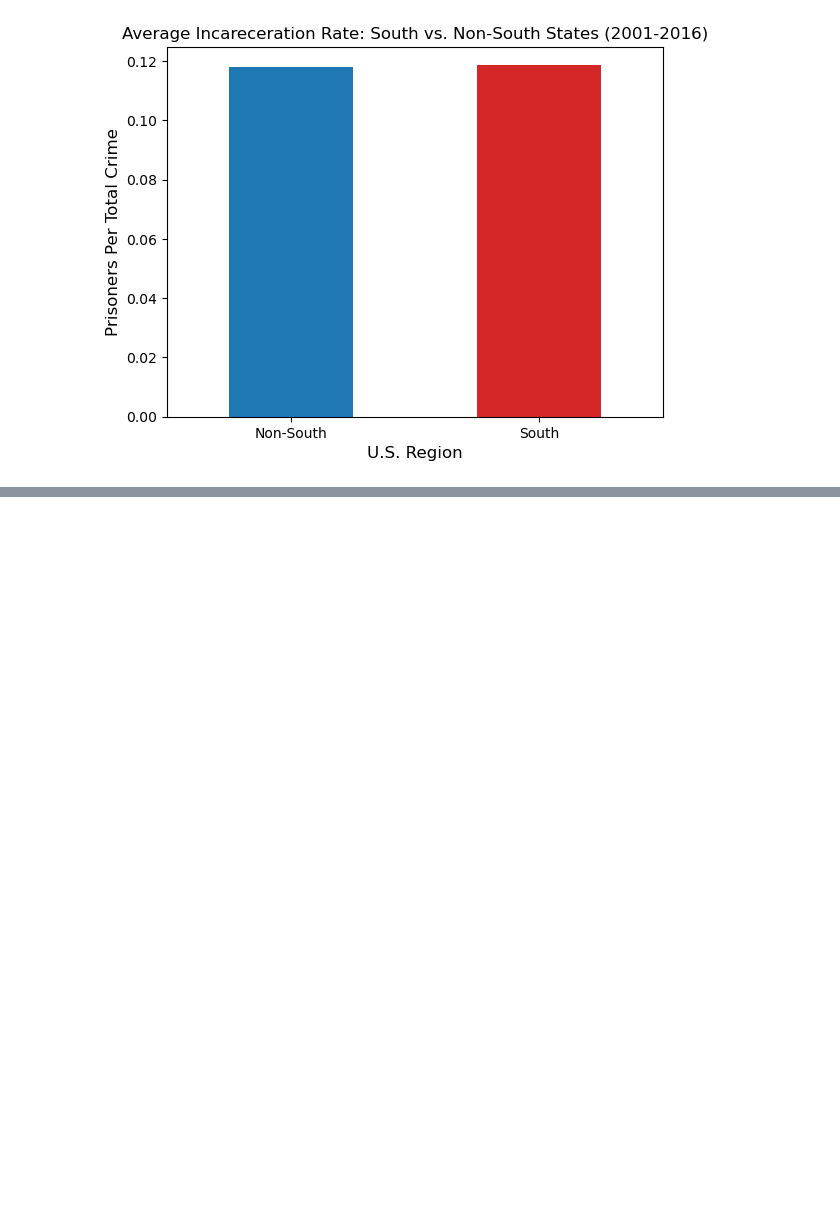
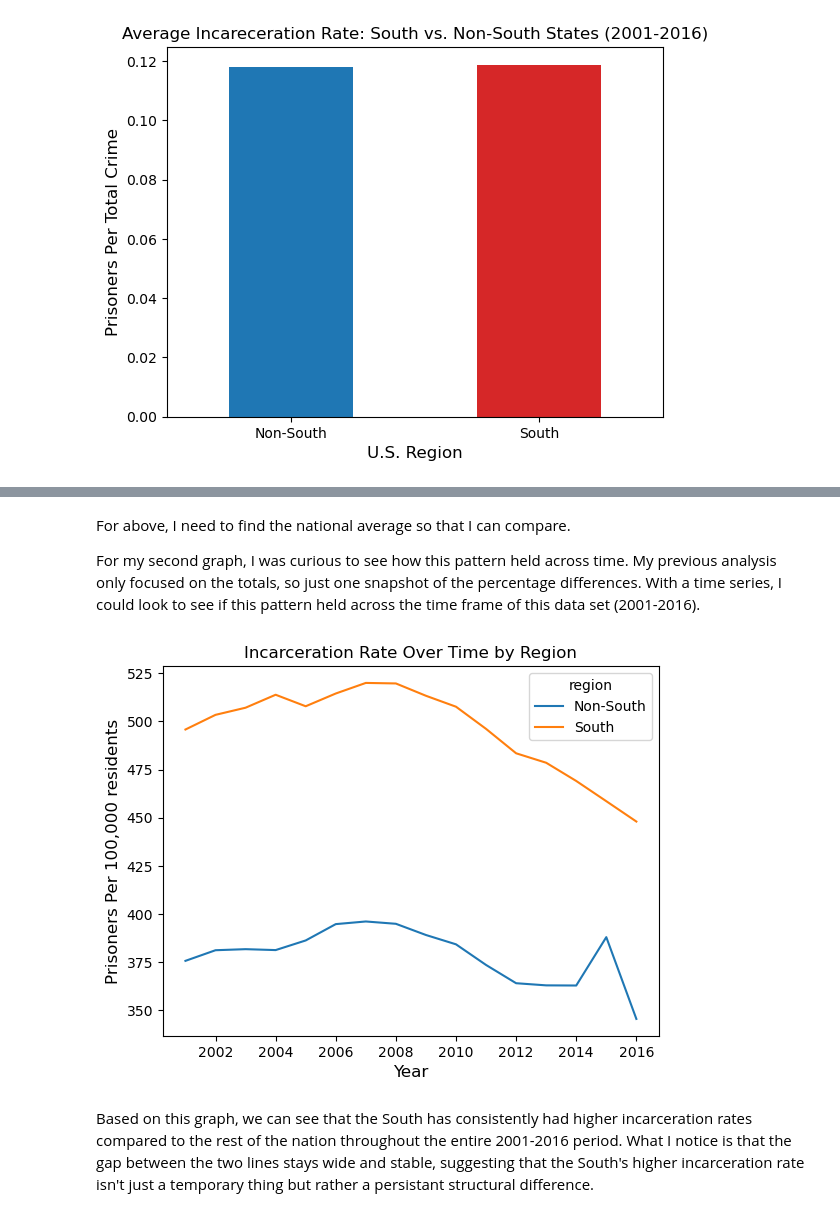
Before and after one commit to stephaniebatres/digital_methods_sb, a Jupyter notebook: mvp.ipynb, the cells around one changed output, grey strips where cells are left out. Drawn from its saved outputs; the diff is of its cells as text; code cells hidden in the pictures; blank space fills up the shorter version.

```diff
--- a/mvp.ipynb
+++ b/mvp.ipynb
@@ -62,0 +98,17 @@ plt.show
+# %% [markdown]
+For above, I need to find the national average so that I can compare.
+
+For my second graph, I was curious to see how this pattern held across time. My previous analysis only focused on the totals, so just one snapshot of the percentage differences. With a time series, I could look to see if this pattern held across the time frame of this data set (2001-2016).
+# %%
+yearly = crime.groupby(["year", "region"])[["prisoner_count", "state_population"]].sum()
+yearly["rate"] = (yearly["prisoner_count"] / yearly["state_population"]) * 100_000
+
+yearly["rate"].unstack("region").plot()
+plt.title("Incarceration Rate Over Time by Region")
+plt.ylabel("Prisoners Per 100,000 residents", fontsize = 12)
+plt.xlabel("Year", fontsize = 12)
+plt.show()
+# %% [output]
+[figure, added]
+# %% [markdown]
+Based on this graph, we can see that the South has consistently had higher incarceration rates compared to the rest of the nation throughout the entire 2001-2016 period. What I notice is that the gap between the two lines stays wide and stable, suggesting that the South's higher incarceration rate isn't just a temporary thing but rather a persistant structural difference.
```
Also changed, not shown: parts of 10 cells of this notebook.
